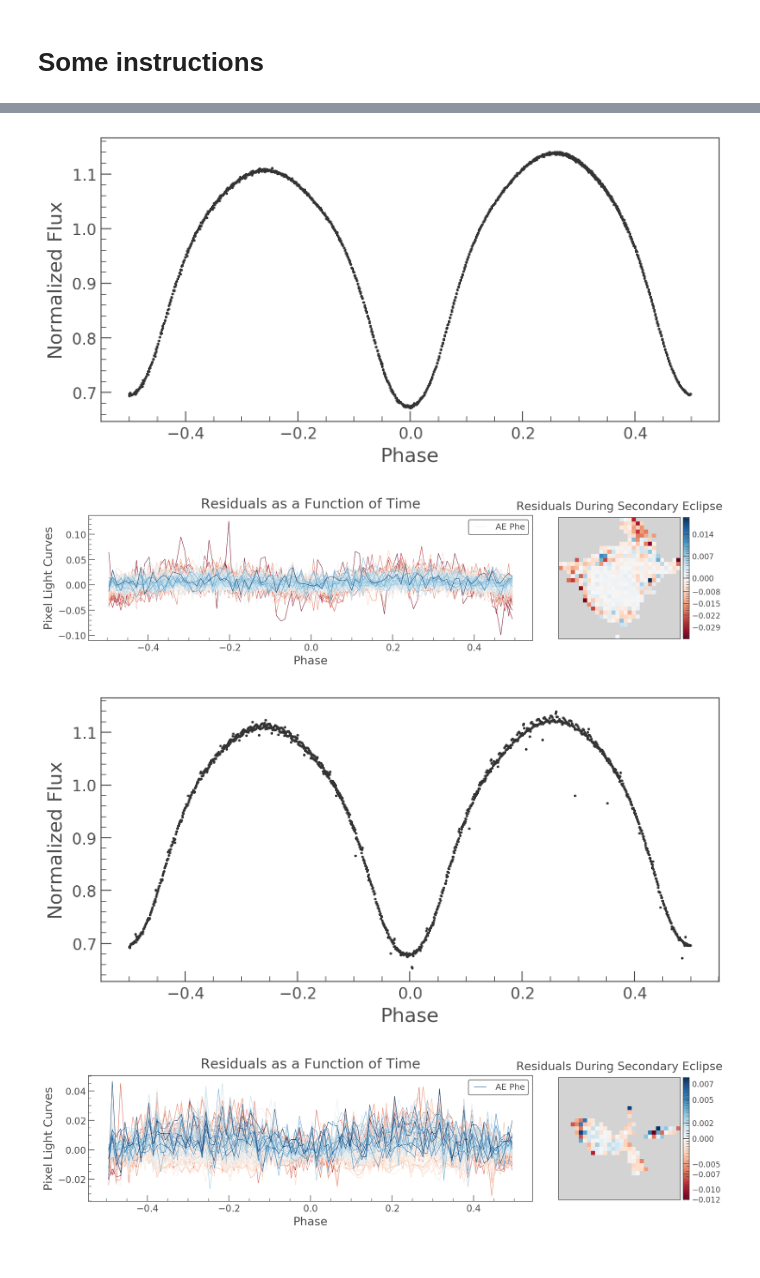
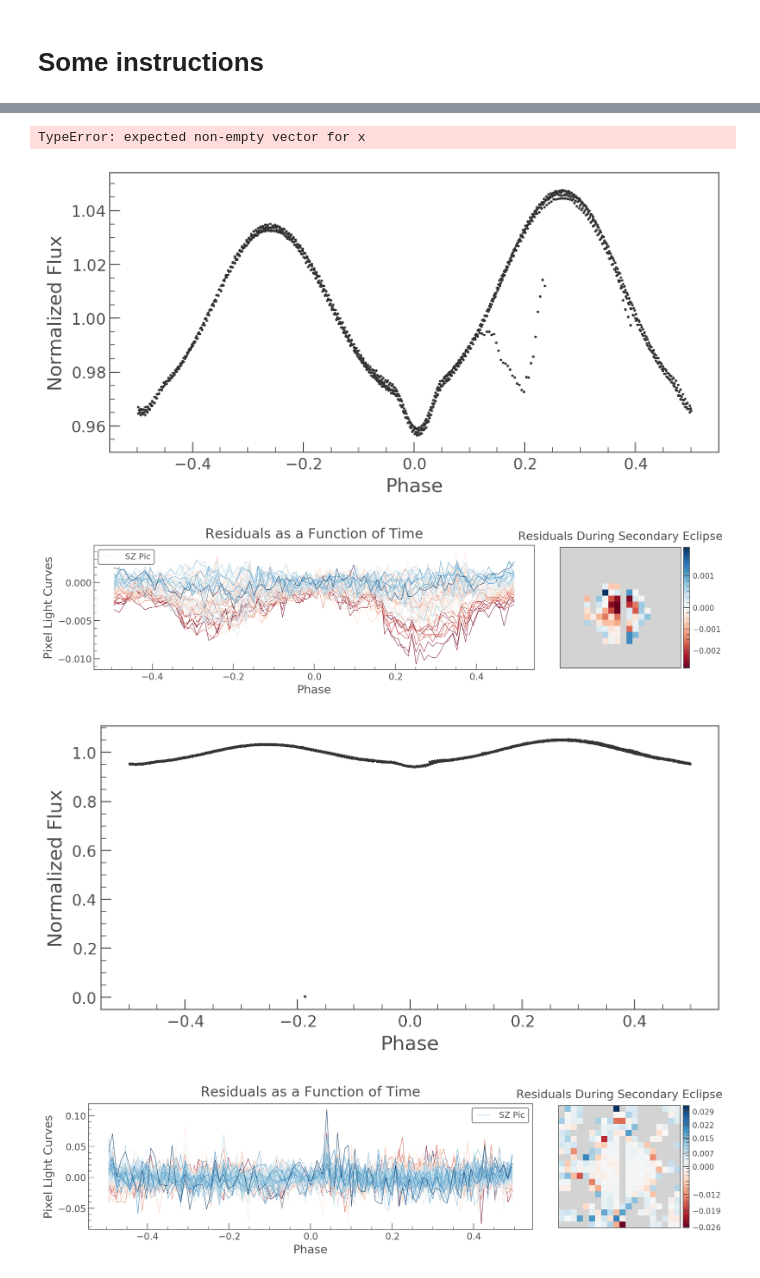
Before and after one commit to christinahedges/chromo, a Jupyter notebook: notebooks/chromo-demo.ipynb, the cells around one changed output, grey strips where cells are left out. Saved outputs shown, nothing was run; the diff lists cells and outputs as text; code cells hidden in the pictures.

```diff
--- a/notebooks/chromo-demo.ipynb
+++ b/notebooks/chromo-demo.ipynb
@@ -49,6 +54,6 @@ from scipy.stats import pearsonr
 # %%
 # Grab an object
-tic = 'EE Aqr'
+tic = 'SZ Pic'
 # %%
 sr = lk.search_tesscut(tic)
 # %%
@@ -62,6 +69,6 @@ target_name productFilename        description         distance
 # %%
 # Download an FFI cut out!
-raw_tpf = sr[0].download(cutout_size=[30, 30])
+raw_tpf = sr[0].download(cutout_size=[20, 20])
 
 # Cut out any jitter
 k = ~((raw_tpf.time > 1346) & (raw_tpf.time < 1350))
@@ -100,8 +107,8 @@ lc.plot()
 # %%
 # Find the period and t0 using a BLS!
 
-duration = 0.05
-minimum_period = 0.2
+duration = 0.3
+minimum_period = 3
 p = lc.to_periodogram('bls', duration=duration, minimum_period=minimum_period, maximum_period=15)
 period = p.period_at_max_power.value
 p = lc.to_periodogram('bls', duration=duration, minimum_period=period * 0.95, maximum_period=period * 1.05, frequency_factor=0.1)
@@ -159,8 +167,9 @@ data, model = eb.analyze(raw_tpf, period, t0, name='{}'.format(tic), nb=100);
 # %%
-# Use Chromo to analyze! This will make movies in your current directory!
-_ = [eb.analyze(raw_tpf, period, t0, name='{}'.format(tic), nb=100) for raw_tpf in sr.download_all(cutout_size=[30, 30])]
+# Use Chromo to analyze all Sectors!
+_ = [eb.analyze(raw_tpf, period, t0, name='{}'.format(tic), nb=100) for raw_tpf in sr.download_all(cutout_size=[20, 20])]
 # %% [output]
+TypeError: expected non-empty vector for x
-[figure, old version]
+[figure, new version]
-[figure, old version]
+[figure, new version]
-[figure, old version]
+[figure, new version]
-[figure, old version]
+[figure, new version]
```
Also changed, not shown: parts of 9 cells of this notebook.
